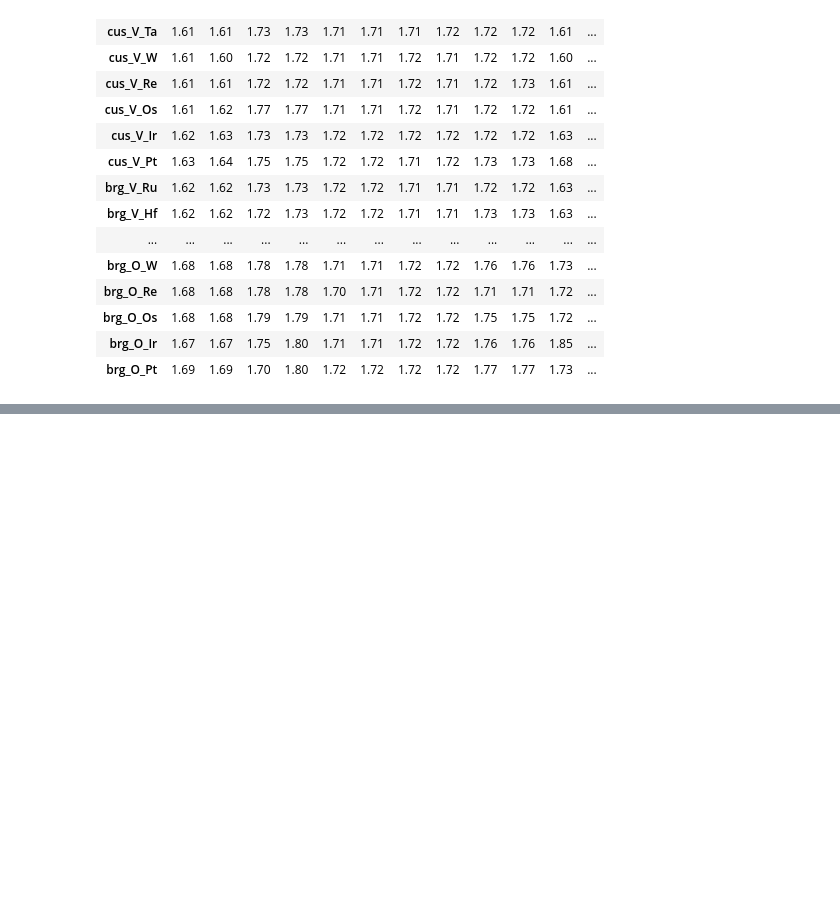
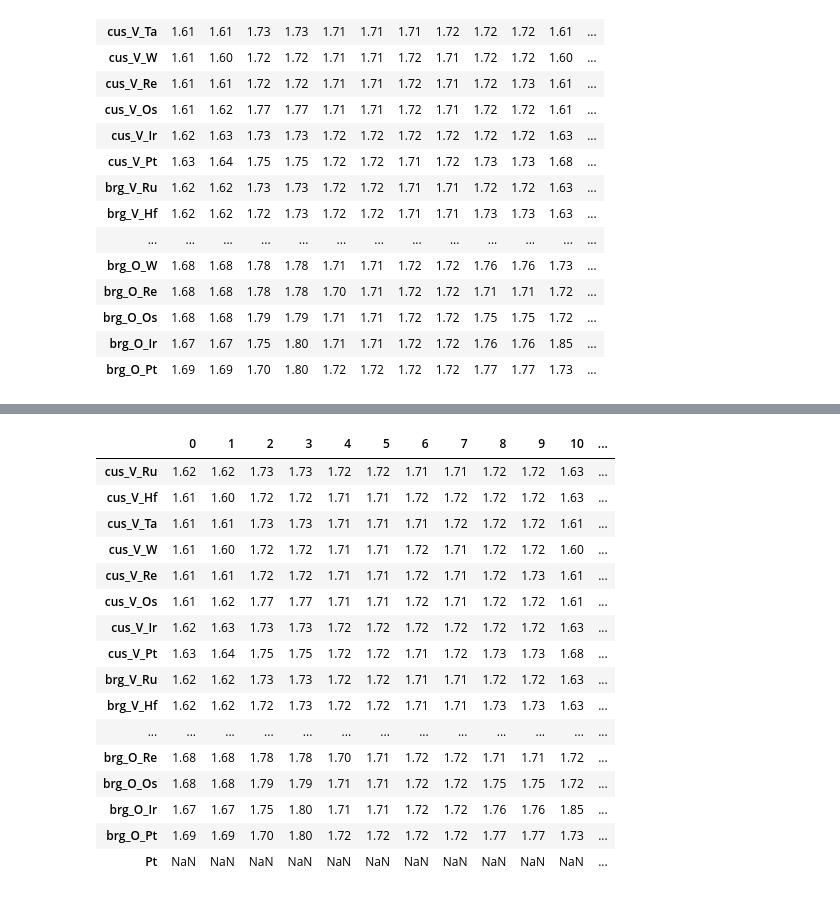
Before and after one commit to jhyeonjung97/tools, a Jupyter notebook: ruo2/icohp2.ipynb, the cells around one changed output, grey strips where cells are left out. Cells and saved outputs as stored; diff of their text form; code cells hidden in the pictures; blank space fills up the shorter version.

```diff
--- a/ruo2/icohp2.ipynb
+++ b/ruo2/icohp2.ipynb
@@ -102,0 +122,55 @@ plt.close()
+# %%
+for dir in ['1_bulk_MO2', '2_bulk_MxOy']:
+    oxide_type = dir.split('_')[2]
+    for e, element in enumerate(elements):
+        path = os.path.join(root, dir, f'{e}_{element}', 'atoms_bader_charge.json')
+        if os.path.exists(path):
+            atoms = read(path)
+            chgs = atoms.get_initial_charges()
+            metal_chgs = [chg for atom, chg in zip(atoms, chgs) if atom.symbol != 'O']
+            chg_metal = sum(metal_chgs) / len(metal_chgs)
+            for ads_site in ['cus', 'brg']:
+                for coverage in ['V', 'O']:
+                    data.loc[f'{ads_site}_{coverage}_{element}', oxide_type] = chg_metal
+
+for dir in ['3_bulk_M-RuO2']:
+    oxide_type = dir.split('_')[2]
+    for subdir in subdirs:
+        element = subdir.split('_')[1]
+        path = os.path.join(root, dir, f'{e}_{element}', 'atoms_bader_charge.json')
+        if os.path.exists(path):
+            atoms = read(path)
+            chgs = atoms.get_initial_charges()
+            if element == 'Ru':
+                M_index = [i for i, atom in enumerate(atoms) if atom.symbol == 'Ru']
+                Ru_index = [i for i, atom in enumerate(atoms) if atom.symbol == 'Ru']
+            else:
+                M_index = [i for i, atom in enumerate(atoms) if atom.symbol != 'O' and atom.symbol != 'Ru']
+                Ru_index = [i for i, atom in enumerate(atoms) if atom.symbol == 'Ru' and i != 4]
+            print(M_index, Ru_index)
+            M_chg = sum(chgs[M_index])/len(M_index)
+            Ru_chg = sum(chgs[Ru_index])/len(Ru_index)
+            for ads_site in ['cus', 'brg']:
+                for coverage in ['V', 'O']:
+                    data.loc[f'{ads_site}_{coverage}_{element}', f'{oxide_type}(M)'] = M_chg
+                    data.loc[f'{ads_site}_{coverage}_{element}', f'{oxide_type}(Ru)'] = Ru_chg
+
+data
+# %% [output]
+|  | 0 | 1 | 2 | 3 | 4 | 5 | 6 | 7 | 8 | 9 | 10 | ... |
+| cus_V_Ru | 1.62 | 1.62 | 1.73 | 1.73 | 1.72 | 1.72 | 1.71 | 1.71 | 1.72 | 1.72 | 1.63 | ... |
+| cus_V_Hf | 1.61 | 1.60 | 1.72 | 1.72 | 1.71 | 1.71 | 1.72 | 1.72 | 1.72 | 1.72 | 1.63 | ... |
+| cus_V_Ta | 1.61 | 1.61 | 1.73 | 1.73 | 1.71 | 1.71 | 1.71 | 1.72 | 1.72 | 1.72 | 1.61 | ... |
+| cus_V_W | 1.61 | 1.60 | 1.72 | 1.72 | 1.71 | 1.71 | 1.72 | 1.71 | 1.72 | 1.72 | 1.60 | ... |
+| cus_V_Re | 1.61 | 1.61 | 1.72 | 1.72 | 1.71 | 1.71 | 1.72 | 1.71 | 1.72 | 1.73 | 1.61 | ... |
+| cus_V_Os | 1.61 | 1.62 | 1.77 | 1.77 | 1.71 | 1.71 | 1.72 | 1.71 | 1.72 | 1.72 | 1.61 | ... |
+| cus_V_Ir | 1.62 | 1.63 | 1.73 | 1.73 | 1.72 | 1.72 | 1.72 | 1.72 | 1.72 | 1.72 | 1.63 | ... |
+| cus_V_Pt | 1.63 | 1.64 | 1.75 | 1.75 | 1.72 | 1.72 | 1.71 | 1.72 | 1.73 | 1.73 | 1.68 | ... |
+| brg_V_Ru | 1.62 | 1.62 | 1.73 | 1.73 | 1.72 | 1.72 | 1.71 | 1.71 | 1.72 | 1.72 | 1.63 | ... |
+| brg_V_Hf | 1.62 | 1.62 | 1.72 | 1.73 | 1.72 | 1.72 | 1.71 | 1.71 | 1.73 | 1.73 | 1.63 | ... |
+| ... | ... | ... | ... | ... | ... | ... | ... | ... | ... | ... | ... | ... |
+| brg_O_Re | 1.68 | 1.68 | 1.78 | 1.78 | 1.70 | 1.71 | 1.72 | 1.72 | 1.71 | 1.71 | 1.72 | ... |
+| brg_O_Os | 1.68 | 1.68 | 1.79 | 1.79 | 1.71 | 1.71 | 1.72 | 1.72 | 1.75 | 1.75 | 1.72 | ... |
+| brg_O_Ir | 1.67 | 1.67 | 1.75 | 1.80 | 1.71 | 1.71 | 1.72 | 1.72 | 1.76 | 1.76 | 1.85 | ... |
+| brg_O_Pt | 1.69 | 1.69 | 1.70 | 1.80 | 1.72 | 1.72 | 1.72 | 1.72 | 1.77 | 1.77 | 1.73 | ... |
+| Pt | NaN | NaN | NaN | NaN | NaN | NaN | NaN | NaN | NaN | NaN | NaN | ... |
```
Also changed, not shown: parts of 3 cells of this notebook.
